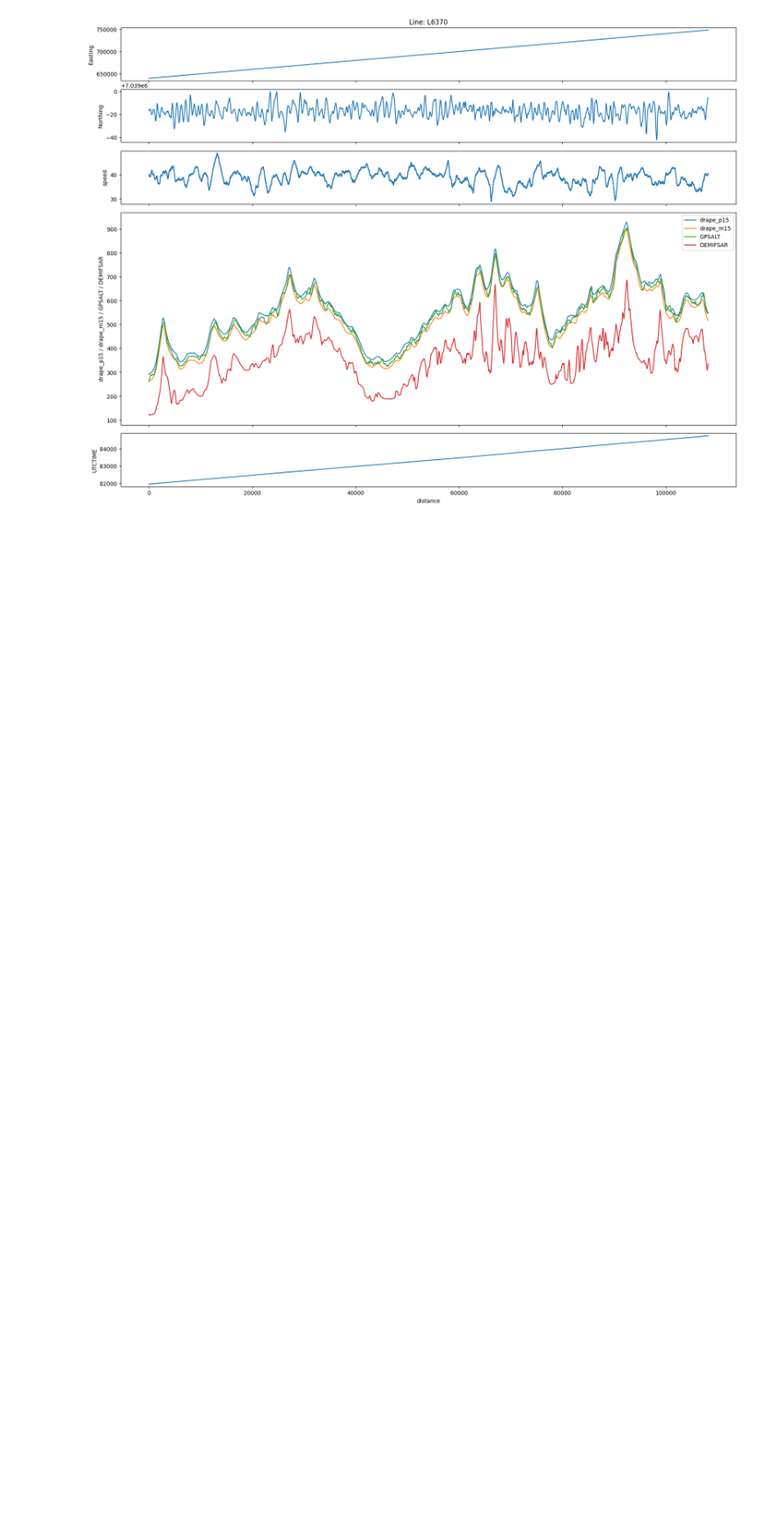
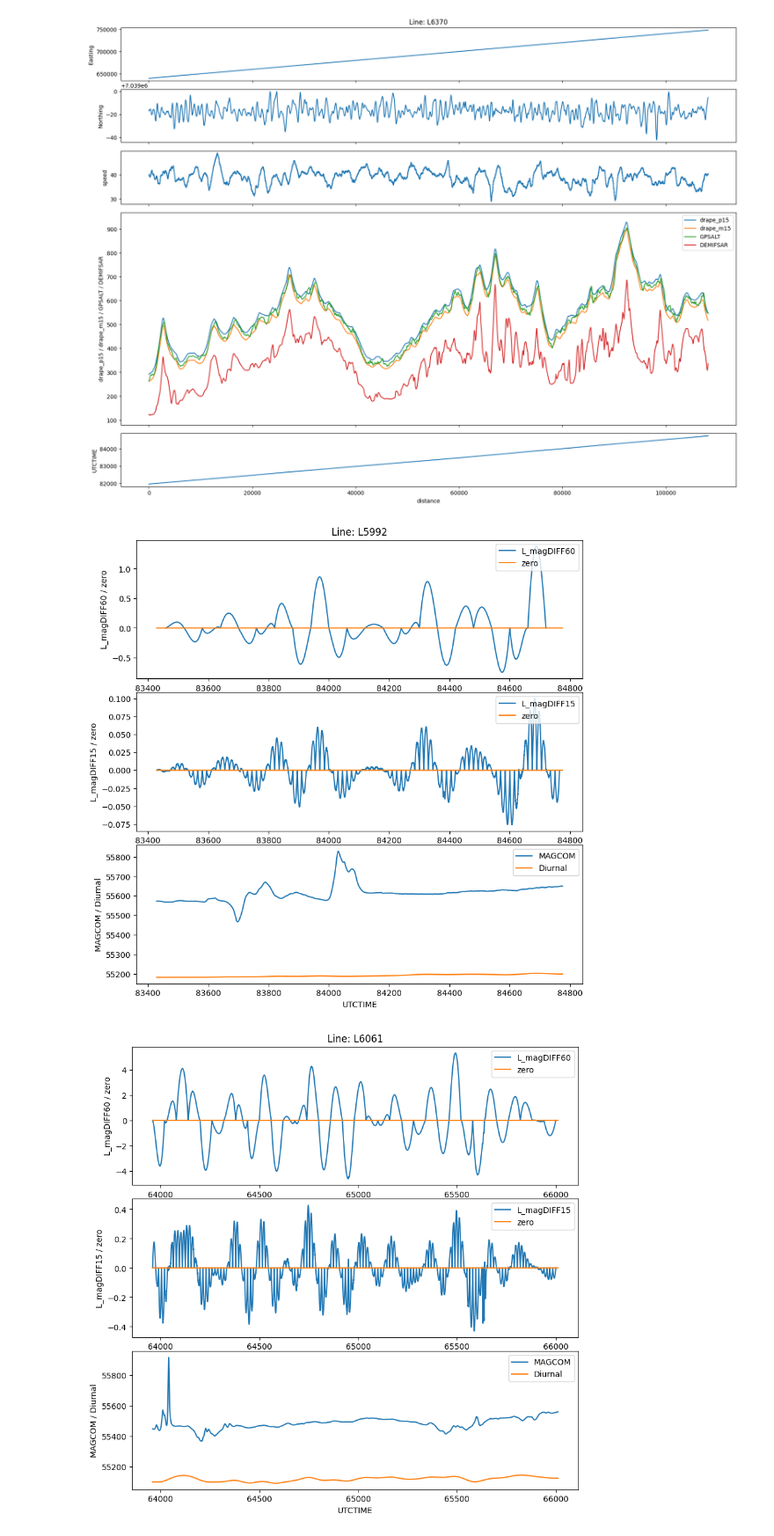
Before and after one commit to eipetersen-alaska-geophysics/OM_DGGS_python_extensions, a Jupyter notebook: Example.ipynb, the cells around one changed output. Shown at 88% size. Saved outputs shown, nothing was run; the diff lists cells and outputs as text; code cells hidden in the pictures; blank space fills up the shorter version.

Commit message:
More plotting

```diff
--- a/Example.ipynb
+++ b/Example.ipynb
@@ -50,10 +50,14 @@ steps:
      diurnal:
        lat: 62.9588417
        lon: -155.599325
+
  - set_constants
  - downline_distance
  - lowpass_filter_butterworth:
      cutoff_freq: 0.01 # Hz, note max at the nyquist freq at sample rate 40Hz / 2
+ - highpass_filter_butterworth:
+     cutoff_freq: 1.0 # Hz, note max at the nyquist freq at sample rate 40Hz / 2
+     column_out: hf_noise
  - diurnal_qc_for_15s_chord
  - diurnal_qc_for_60s_chord
  - drape_and_speed_qc
@@ -112,3 +119,10 @@ dp.plot_lines(
 [figure]
 [figure]
 [figure]
+# %%
+dp.plot_lines(
+    magproc.plots.plot_diurnal_qc,
+    xcolumn="UTCTIME") # You can plot against any column, e.g. distance, UTCTIME, or "index" (FIDCOUNT).
+# %% [output]
+[figure, added]
+[figure, added]
```
Also changed, not shown: parts of 8 cells of this notebook, 1 other file.
